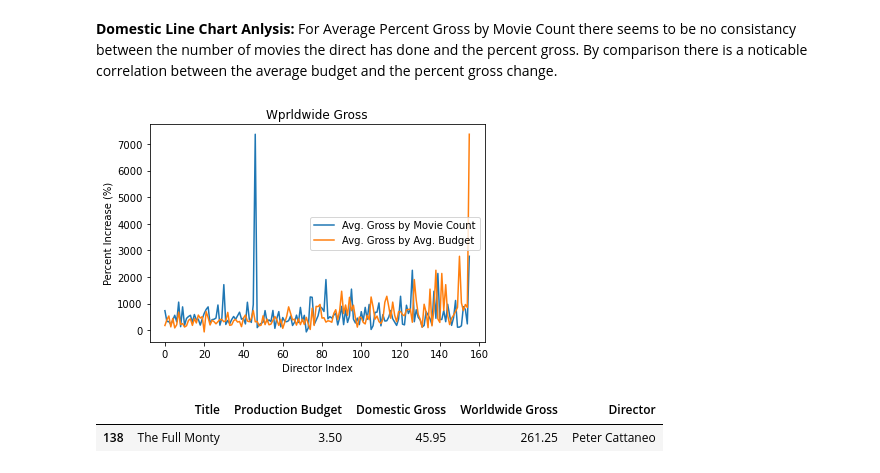
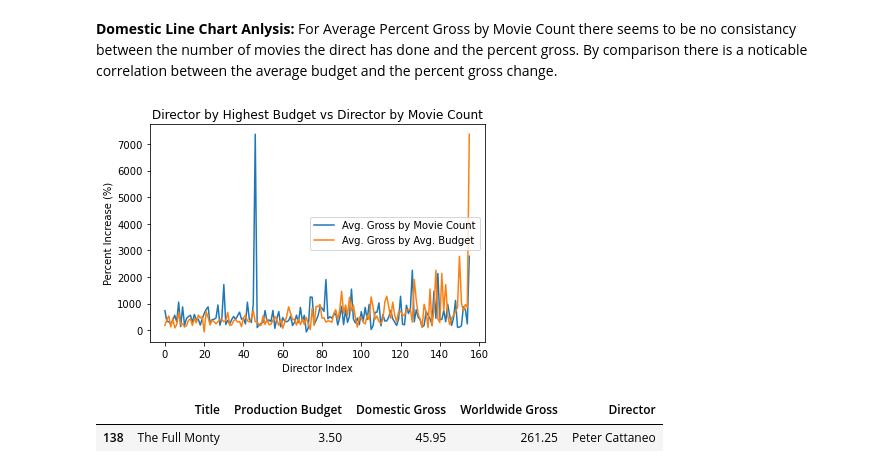
Before and after one commit to annied222/Project_1, a Jupyter notebook: directors.ipynb, the cells around one changed output. Drawn from its saved outputs; the diff is of its cells as text; code cells hidden in the pictures.

```diff
--- a/directors.ipynb
+++ b/directors.ipynb
@@ -170,15 +206,21 @@ domline = perdomincrease.plot.line(xlabel="Director Index", ylabel="Percent Incr
 # %% [markdown]
 **Domestic Line Chart Anlysis:** For Average Percent Gross by Movie Count there seems to be no consistancy between the number of movies the direct has done and the percent gross. By comparison there is a noticable correlation between the average budget and the percent gross change.
 # %%
+#percent increase = (Gross income - budget)/budget
 countworldgross = ((moviedirect_df["Average Worldwide Gross"]-moviedirect_df["Average Budget"])/moviedirect_df["Average Budget"])*100
 budgetworldgross = ((budgdirect_df["Average Worldwide Gross"]-budgdirect_df["Average Budget"])/budgdirect_df["Average Budget"])*100
+
+#Creating a dataframe for Worldwide gross income
 perworldincrease = pd.DataFrame(zip(countworldgross,budgetworldgross))
 perworldincrease.to_csv("datacreatedcsv/perworldincrease.csv", index_label="Director ID")
 perworldincrease = pd.read_csv("datacreatedcsv/perworldincrease.csv")
 perworldincrease = perworldincrease.rename(columns={"0":"Avg. Gross by Movie Count","1":"Avg. Gross by Avg. Budget"})
+
+#Line chart for percent increase going from 0 (director with highest number of movie and highest average budget)
+#160 (to lowest number of movies and lowest average budget)
 perworldincrease = perworldincrease.drop(["Director ID"], axis=1, inplace = False)
 worldline = perworldincrease.plot.line(xlabel="Director Index", ylabel="Percent Increase (%)",
-            title = "Worldwide Gross")
+            title = "Director by Highest Budget vs Director by Movie Count")
 # %% [output]
-[figure, old version]
+[figure, new version]
 # %%
```
Also changed, not shown: parts of 12 cells of this notebook.
